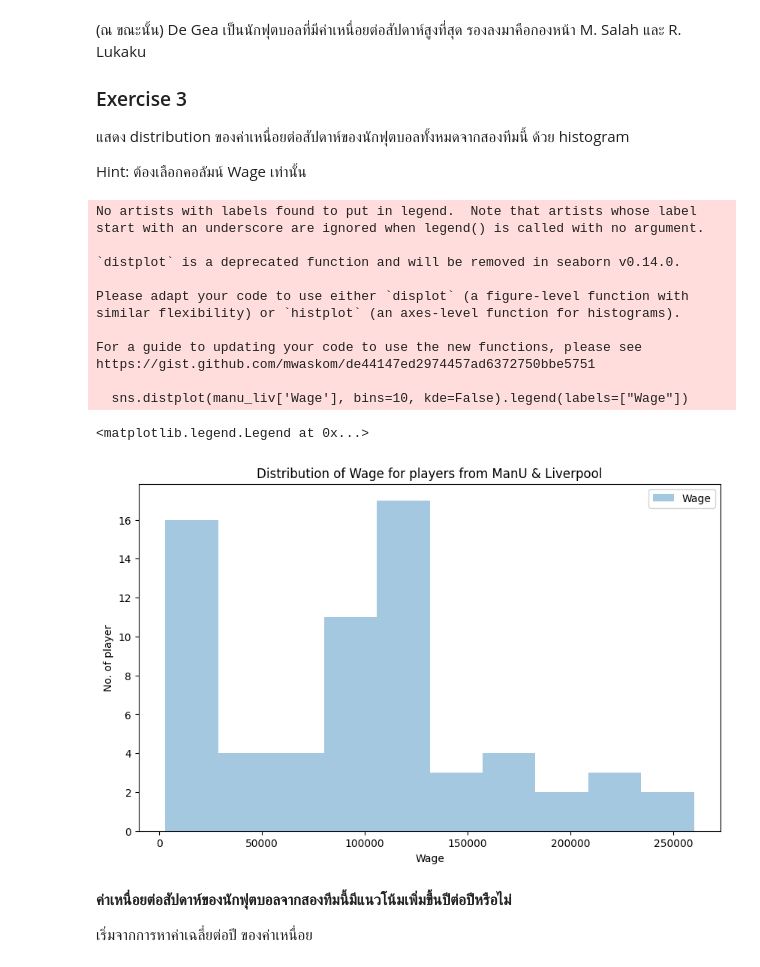
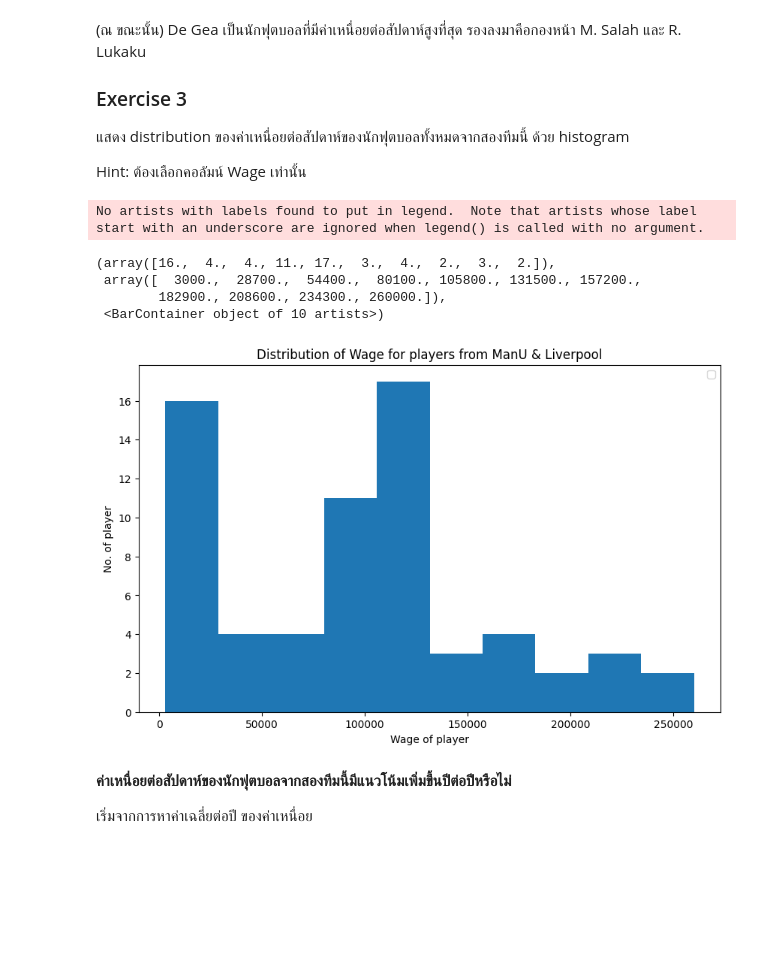
Before and after one commit to seazabuky/CP462, a Jupyter notebook: HW3/hw/HW_DataViz.ipynb, the cells around one changed output. Cells and saved outputs as stored; diff of their text form; code cells hidden in the pictures; blank space fills up the shorter version.

```diff
--- a/HW3/hw/HW_DataViz.ipynb
+++ b/HW3/hw/HW_DataViz.ipynb
@@ -207,24 +211,17 @@ Hint: ต้องเลือกคอลัมน์ Wage เท่านั
 # %%
 #your code here
 plt.title('Distribution of Wage for players from ManU & Liverpool')
 plt.ylabel("No. of player")
 plt.xlabel("Wage of player")
 plt.legend()
-sns.distplot(manu_liv['Wage'], bins=10, kde=False).legend(labels=["Wage"])
+plt.hist(top_wage["Wage"])
 # %% [output]
 No artists with labels found to put in legend.  Note that artists whose label start with an underscore are ignored when legend() is called with no argument.
-
-`distplot` is a deprecated function and will be removed in seaborn v0.14.0.
-
-Please adapt your code to use either `displot` (a figure-level function with
-similar flexibility) or `histplot` (an axes-level function for histograms).
-
-For a guide to updating your code to use the new functions, please see
-https://gist.github.com/mwaskom/de44147ed2974457ad6372750bbe5751
-
-  sns.distplot(manu_liv['Wage'], bins=10, kde=False).legend(labels=["Wage"])
-<matplotlib.legend.Legend at 0x...>
+(array([16.,  4.,  4., 11., 17.,  3.,  4.,  2.,  3.,  2.]),
+ array([  3000.,  28700.,  54400.,  80100., 105800., 131500., 157200.,
+        182900., 208600., 234300., 260000.]),
+ <BarContainer object of 10 artists>)
-[figure, old version]
+[figure, new version]
 # %% [markdown]
 **ค่าเหนื่อยต่อสัปดาห์ของนักฟุตบอลจากสองทีมนี้มีแนวโน้มเพิ่มขึ้นปีต่อปีหรือไม่**
 
```
Also changed, not shown: parts of 6 cells of this notebook, 1 other file.
